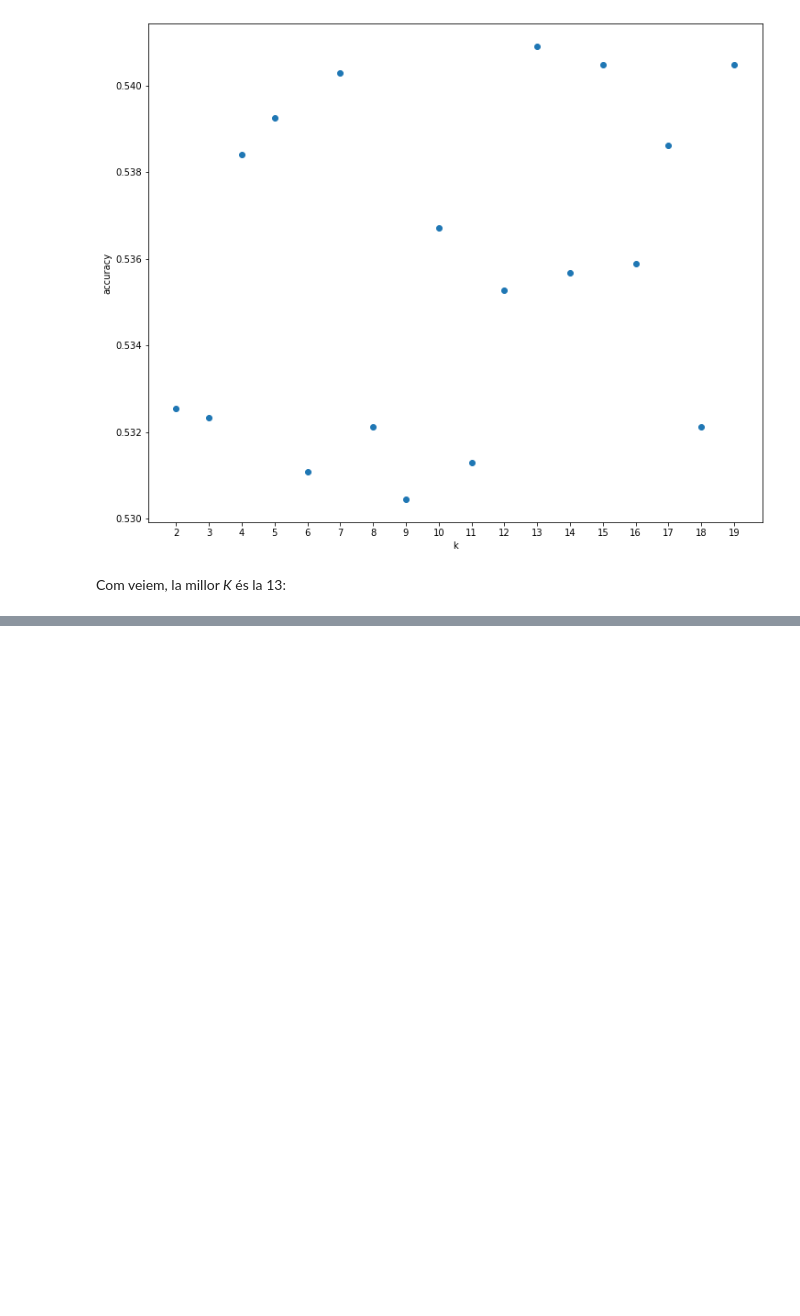
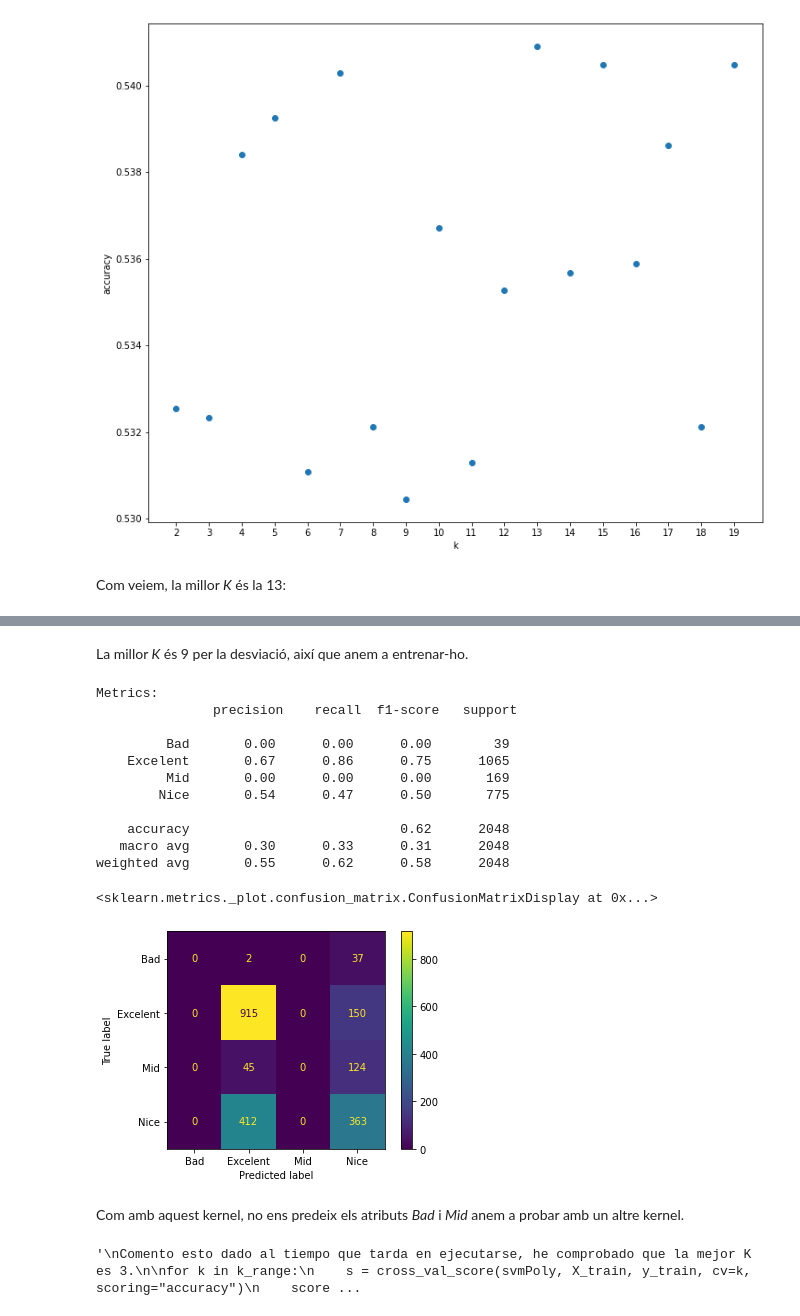
Before and after one commit to saulgordillo/APC_Kaggle, a Jupyter notebook: kaggle.ipynb, the cells around one changed output, grey strips where cells are left out. Saved outputs shown, nothing was run; the diff lists cells and outputs as text; code cells hidden in the pictures; blank space fills up the shorter version.

```diff
--- a/kaggle.ipynb
+++ b/kaggle.ipynb
@@ -606,0 +716,62 @@ weighted avg       0.53      0.54      0.53      2048
+# %% [markdown]
+La millor *K* és 9 per la desviació, així que anem a entrenar-ho.
+# %%
+cross_val_score(svmLineal, X_train, y_train, cv=9, scoring='accuracy')
+
+svmLineal.fit(X_train, y_train)
+
+y_pred = svmLineal.predict(X_test)
+
+print("Metrics: \n", metrics.classification_report(y_test, y_pred))
+
+metrics.plot_confusion_matrix(svmLineal, X_test, y_test)
+# %% [output]
+Metrics:
+               precision    recall  f1-score   support
+
+         Bad       0.00      0.00      0.00        39
+    Excelent       0.67      0.86      0.75      1065
+         Mid       0.00      0.00      0.00       169
+        Nice       0.54      0.47      0.50       775
+
+    accuracy                           0.62      2048
+   macro avg       0.30      0.33      0.31      2048
+weighted avg       0.55      0.62      0.58      2048
+<sklearn.metrics._plot.confusion_matrix.ConfusionMatrixDisplay at 0x...>
+[figure, added]
+# %% [markdown]
+Com amb aquest kernel, no ens predeix els atributs *Bad* i *Mid* anem a probar amb un altre kernel.
+# %%
+grid_hp = {"C" : [0.001, 0.01, 0.1, 0.3, 0.5, 1, 2, 3, 4, 5, 7, 10]}
+
+grid_search = GridSearchCV(estimator= svm.SVC(kernel="poly", random_state=0),
+                           param_grid=grid_hp,
+                           cv=5,
+                           scoring="accuracy",
+                           n_jobs=-1)
+
+grid_search.fit(X_train, y_train)
+
+svmPoly = svm.SVC(kernel="poly",
+                    C=grid_search.best_params_.get("C"),
+                    random_state=0,
+                    probability=True)
+
+score = list()
+k_range = range(2,20)
+"""
+Comento esto dado al tiempo que tarda en ejecutarse, he comprobado que la mejor K es 3.
+
+for k in k_range:
+    s = cross_val_score(svmPoly, X_train, y_train, cv=k, scoring="accuracy")
+    score.append(s.mean())
+    print("k = %d, %0.4f accuracy, deviation %0.4f" % (k, s.mean(), s.std()))
+
+plt.figure(figsize=(12,10))
+plt.xlabel("k")
+plt.ylabel("accuracy")
+plt.scatter(k_range, score)
+plt.xticks(k_range)
+"""
+# %% [output]
+'\nComento esto dado al tiempo que tarda en ejecutarse, he comprobado que la mejor K es 3.\n\nfor k in k_range:\n    s = cross_val_score(svmPoly, X_train, y_train, cv=k, scoring="accuracy")\n    score ...
```
Also changed, not shown: parts of 15 cells of this notebook.
